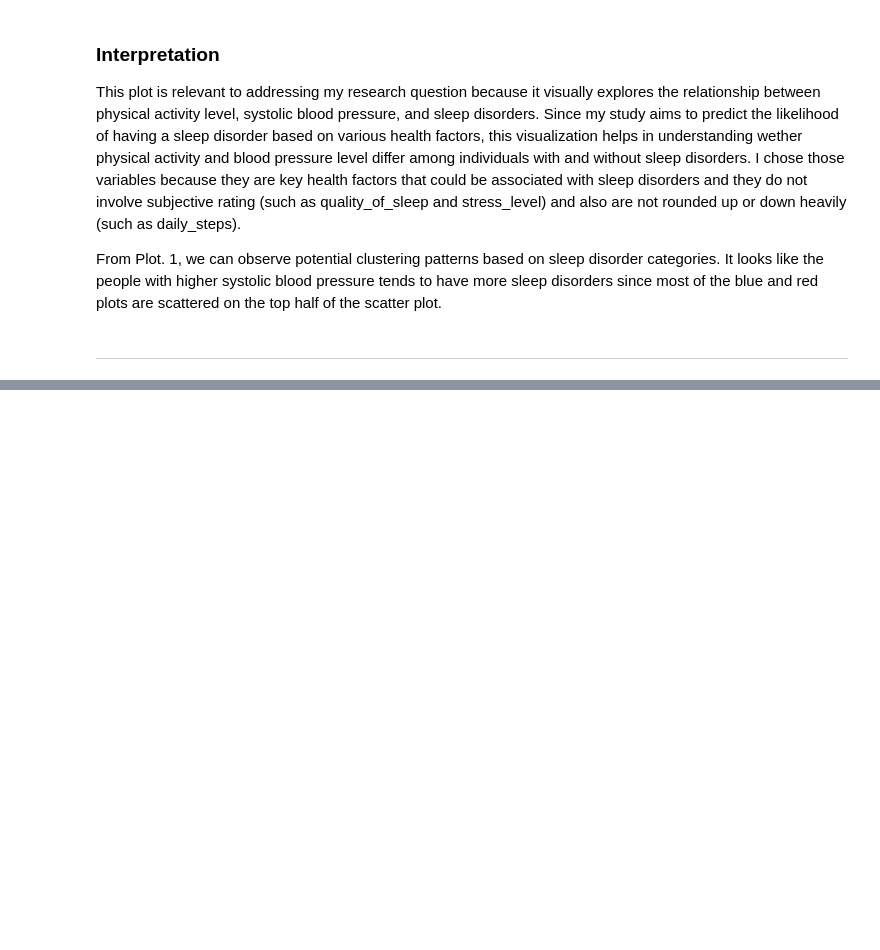
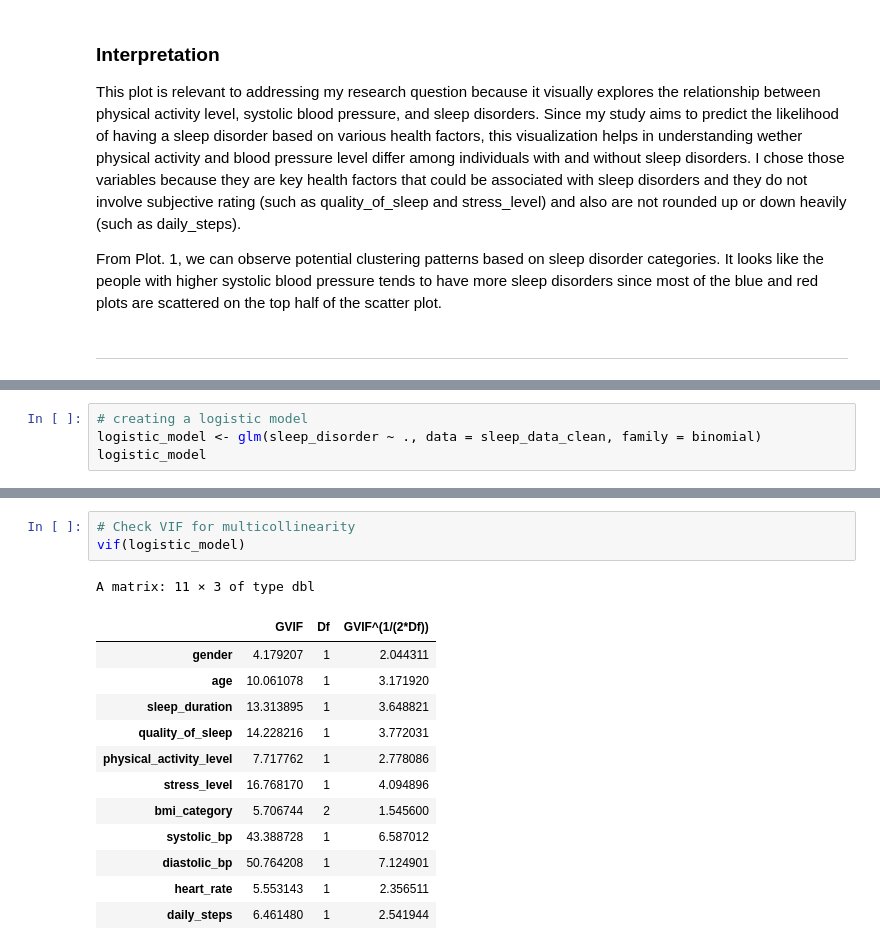
Before and after one commit to yma24ma/sleepDisorder_lassoClassification, a Jupyter notebook: planning_stage.ipynb, the cells around one changed output, grey strips where cells are left out. Drawn from its saved outputs; the diff is of its cells as text; blank space fills up the shorter version.

```diff
--- a/planning_stage.ipynb
+++ b/planning_stage.ipynb
@@ -129,0 +154,4 @@ blah blah.
+# %%
+# creating a logistic model
+logistic_model <- glm(sleep_disorder ~ ., data = sleep_data_clean, family = binomial)
+logistic_model
@@ -129,0 +176,17 @@ blah blah.
+# %%
+# Check VIF for multicollinearity
+vif(logistic_model)
+# %% [output]
+A matrix: 11 × 3 of type dbl
+|  | GVIF | Df | GVIF^(1/(2*Df)) |
+| gender | 4.179207 | 1 | 2.044311 |
+| age | 10.061078 | 1 | 3.171920 |
+| sleep_duration | 13.313895 | 1 | 3.648821 |
+| quality_of_sleep | 14.228216 | 1 | 3.772031 |
+| physical_activity_level | 7.717762 | 1 | 2.778086 |
+| stress_level | 16.768170 | 1 | 4.094896 |
+| bmi_category | 5.706744 | 2 | 1.545600 |
+| systolic_bp | 43.388728 | 1 | 6.587012 |
+| diastolic_bp | 50.764208 | 1 | 7.124901 |
+| heart_rate | 5.553143 | 1 | 2.356511 |
+| daily_steps | 6.461480 | 1 | 2.541944 |
```
Also changed, not shown: parts of 16 cells of this notebook.
